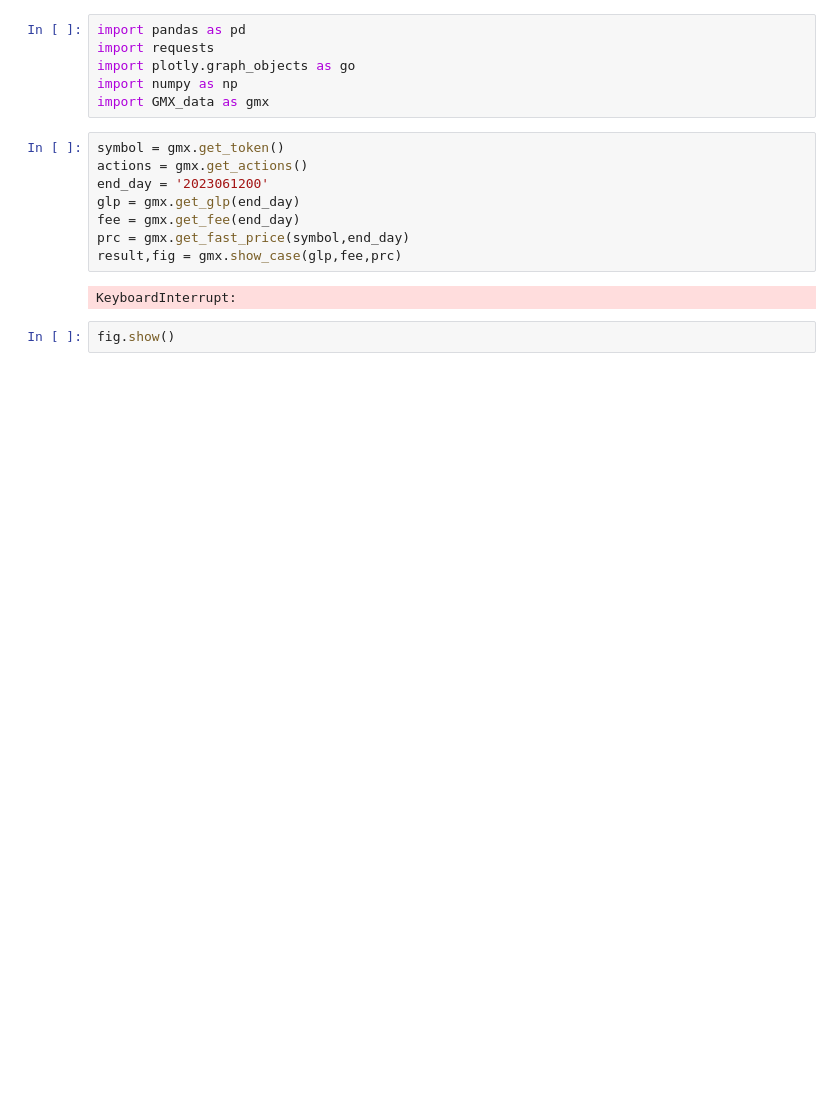
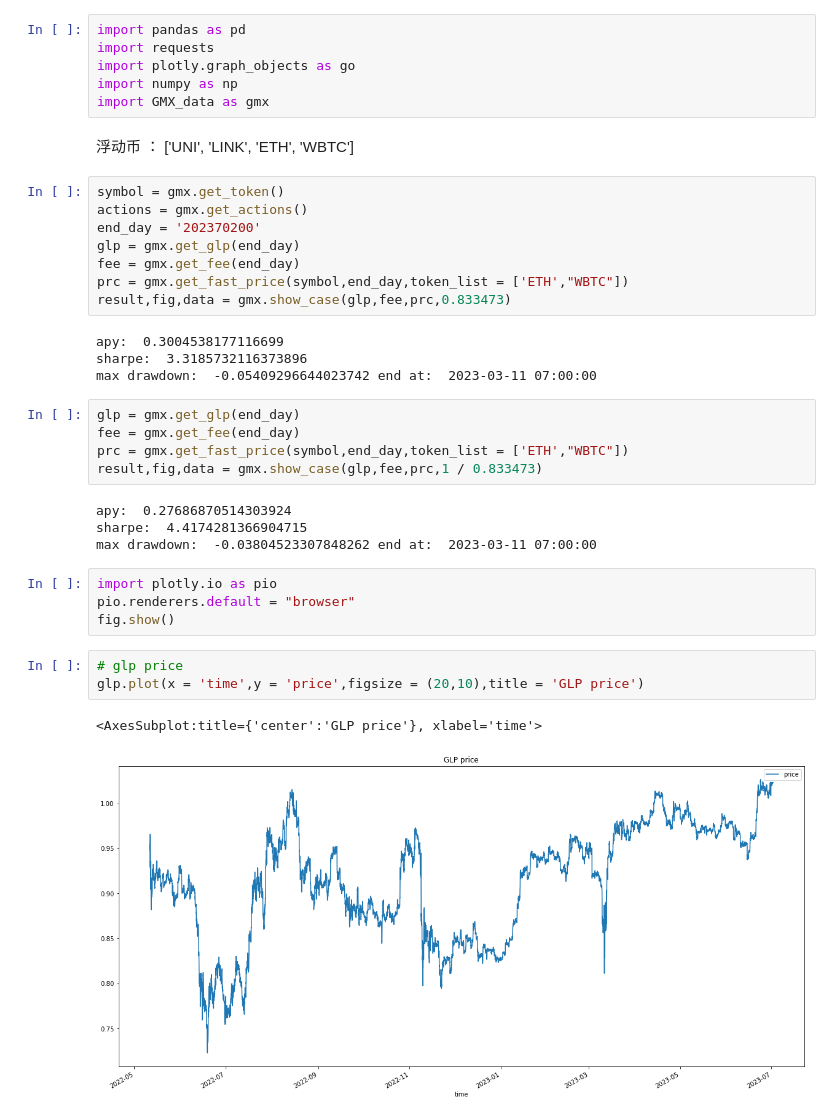
Before and after one commit to hanksong/hft_intern, a Jupyter notebook: GMX.ipynb, the cells around one changed output. Saved outputs shown, nothing was run; the diff lists cells and outputs as text; blank space fills up the shorter version.

```diff
--- a/GMX.ipynb
+++ b/GMX.ipynb
@@ -4,15 +4,36 @@ import requests
 import plotly.graph_objects as go
 import numpy as np
 import GMX_data as gmx
+# %% [markdown]
+浮动币 ： ['UNI', 'LINK', 'ETH', 'WBTC']
 # %%
 symbol = gmx.get_token()
 actions = gmx.get_actions()
-end_day = '2023061200'
+end_day = '202370200'
 glp = gmx.get_glp(end_day)
 fee = gmx.get_fee(end_day)
-prc = gmx.get_fast_price(symbol,end_day)
-result,fig = gmx.show_case(glp,fee,prc)
+prc = gmx.get_fast_price(symbol,end_day,token_list = ['ETH',"WBTC"])
+result,fig,data = gmx.show_case(glp,fee,prc,0.833473)
 # %% [output]
-KeyboardInterrupt:
+apy:  0.3004538177116699
+sharpe:  3.3185732116373896
+max drawdown:  -0.05409296644023742 end at:  2023-03-11 07:00:00
-# %%
-fig.show()
+# %%
+glp = gmx.get_glp(end_day)
+fee = gmx.get_fee(end_day)
+prc = gmx.get_fast_price(symbol,end_day,token_list = ['ETH',"WBTC"])
+result,fig,data = gmx.show_case(glp,fee,prc,1 / 0.833473)
+# %% [output]
+apy:  0.27686870514303924
+sharpe:  4.4174281366904715
+max drawdown:  -0.03804523307848262 end at:  2023-03-11 07:00:00
+# %%
+import plotly.io as pio
+pio.renderers.default = "browser"
+fig.show()
+# %%
+# glp price
+glp.plot(x = 'time',y = 'price',figsize = (20,10),title = 'GLP price')
+# %% [output]
+<AxesSubplot:title={'center':'GLP price'}, xlabel='time'>
+[figure, added]
```
Also changed, not shown: parts of 3 cells of this notebook, 3 other files.
